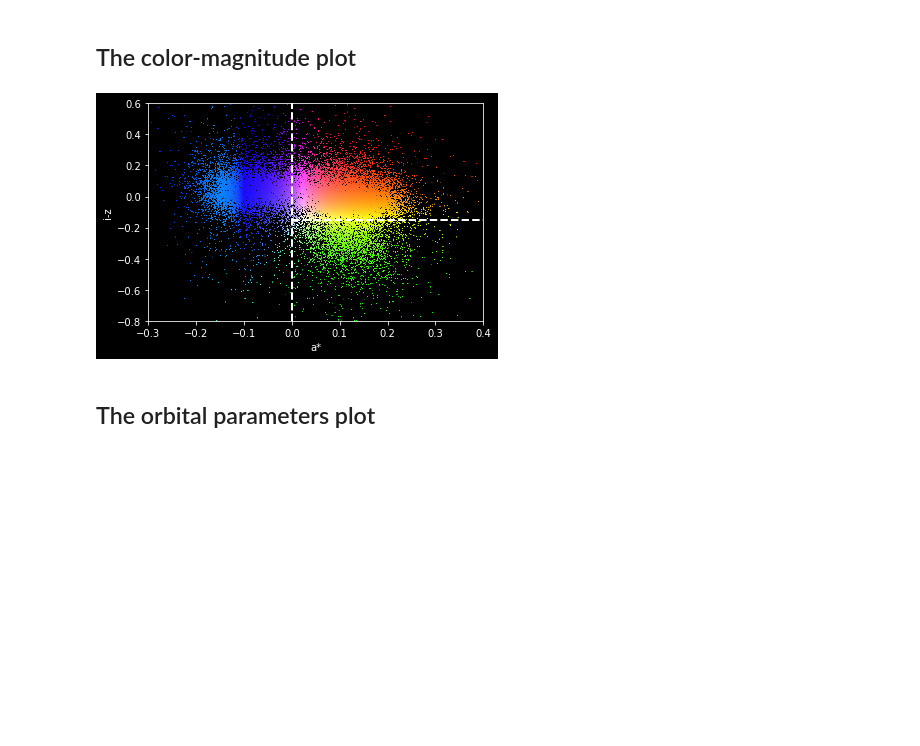
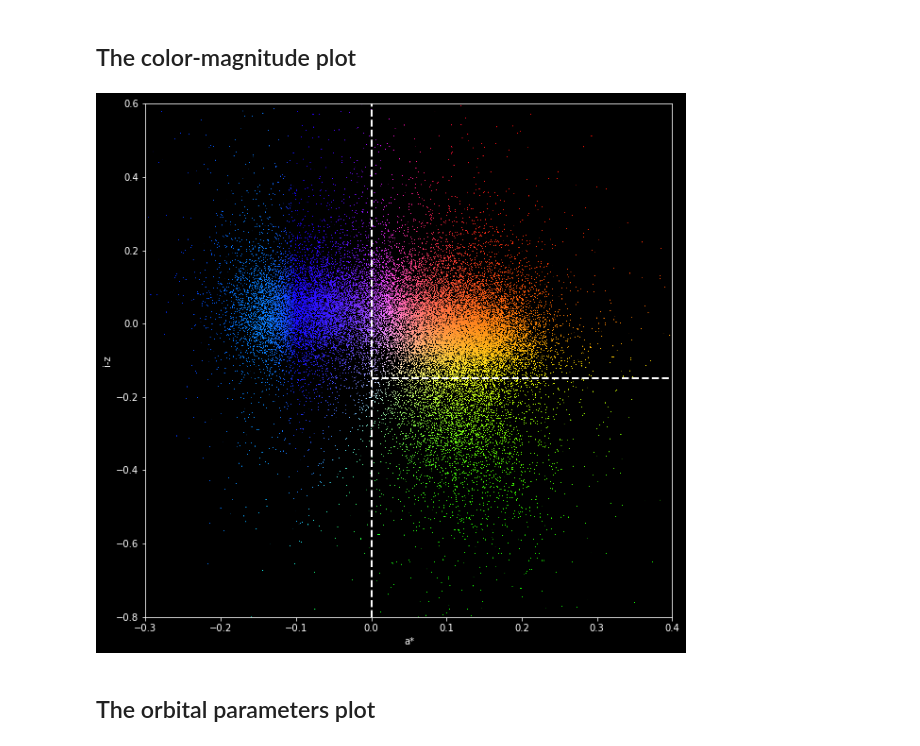
Before and after one commit to colinleach/astro-Jupyter, a Jupyter notebook: plotting/asteroids.ipynb, the cells around one changed output. Cells and saved outputs as stored; diff of their text form; code cells hidden in the pictures; blank space fills up the shorter version.

```diff
--- a/plotting/asteroids.ipynb
+++ b/plotting/asteroids.ipynb
@@ -92,22 +92,22 @@ color = compute_color(mag_a, mag_i, mag_z)
 # %% [markdown]
 ## The color-magnitude plot
 # %%
-fig = plt.figure(facecolor='k')
+fig = plt.figure(facecolor='k', figsize=(10,10))
 ax = black_bg_subplot(111)
 ax.scatter(mag_a, mag_i - mag_z,
            c=color, s=1, lw=0)
 devectorize_axes(ax, dpi=400)
 
 ax.plot([0, 0], [-0.8, 0.6], '--w', lw=2)
 ax.plot([0, 0.4], [-0.15, -0.15], '--w', lw=2)
 
 ax.set_xlim(-0.3, 0.4)
 ax.set_ylim(-0.8, 0.6)
 
 ax.set_xlabel('a*', color='w')
 ax.set_ylabel('i-z', color='w');
 # %% [output]
-[figure, old version]
+[figure, new version]
 # %% [markdown]
 ## The orbital parameters plot
 # %%
```
Also changed, not shown: parts of 6 cells of this notebook, 1 other file.
